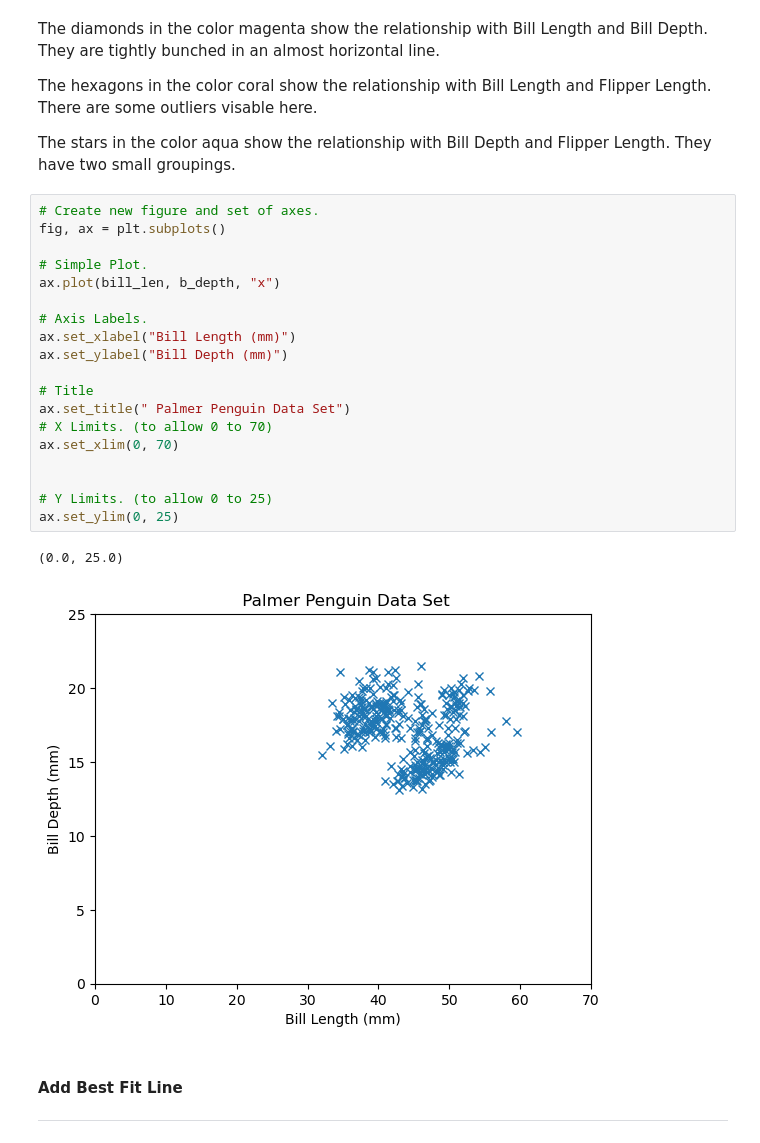
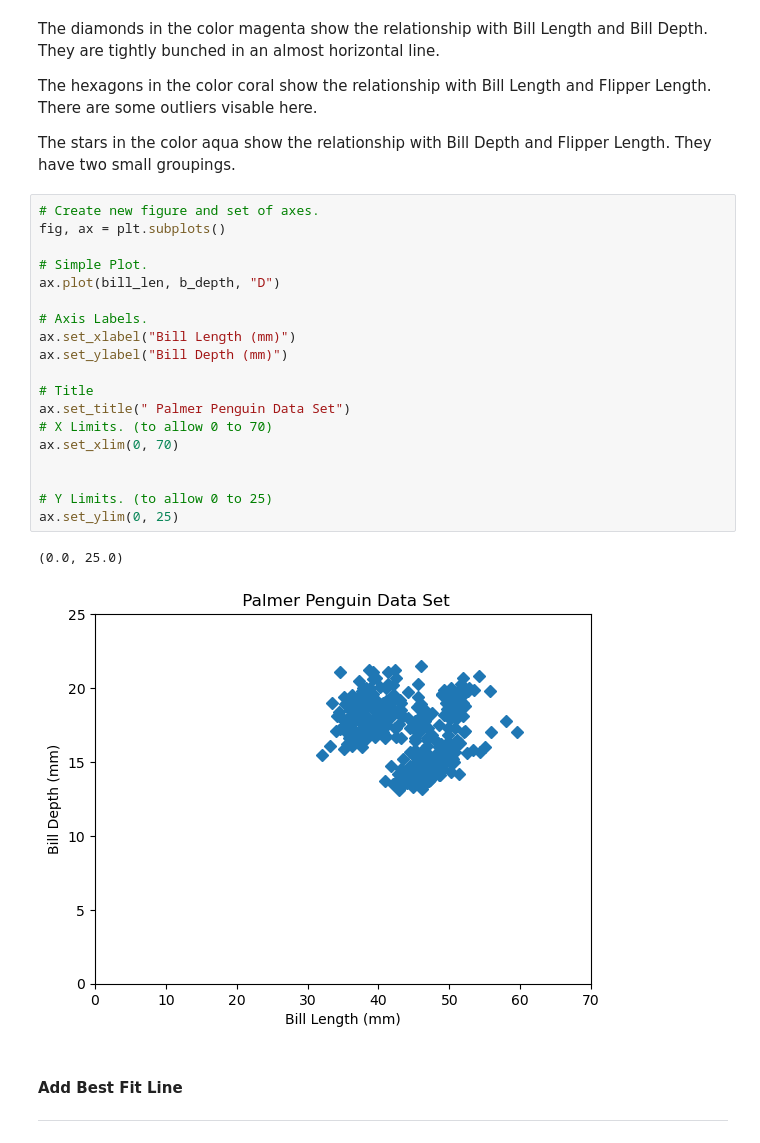
Before and after one commit to Roisin2/mywork, a Jupyter notebook: penguins.ipynb, the cells around one changed output. Drawn from its saved outputs; the diff is of its cells as text.

```diff
--- a/penguins.ipynb
+++ b/penguins.ipynb
@@ -302,25 +307,25 @@ The stars in the color aqua show the relationship with Bill Depth and Flipper Le
 # %%
 # Create new figure and set of axes.
 fig, ax = plt.subplots()
 
 # Simple Plot.
-ax.plot(bill_len, b_depth, "x")
+ax.plot(bill_len, b_depth, "D")
 
 # Axis Labels.
 ax.set_xlabel("Bill Length (mm)")
 ax.set_ylabel("Bill Depth (mm)")
 
 # Title
 ax.set_title(" Palmer Penguin Data Set")
 # X Limits. (to allow 0 to 70)
 ax.set_xlim(0, 70)
 
 
 # Y Limits. (to allow 0 to 25)
 ax.set_ylim(0, 25)
 # %% [output]
 (0.0, 25.0)
-[figure, old version]
+[figure, new version]
 # %% [markdown]
 #### Add Best Fit Line
 ***
```
Also changed, not shown: parts of 10 cells of this notebook, 1 other file.
